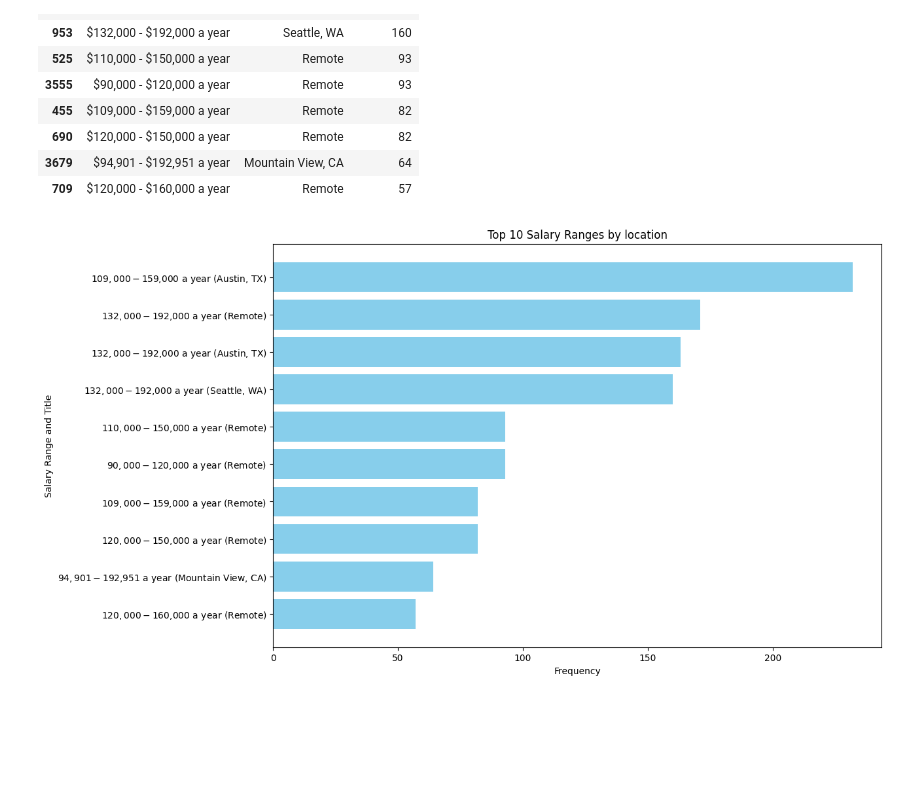
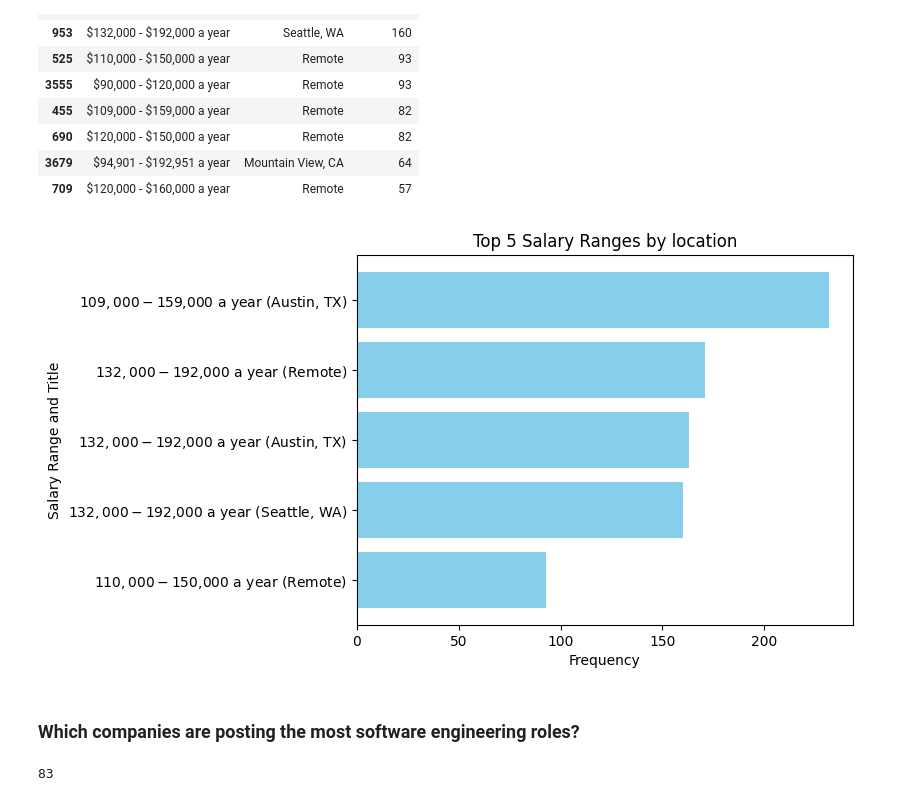
Before and after one commit to LeoIvin/US-SWE-Job-Posting-Analysis, a Jupyter notebook: analysis.ipynb, the cells around one changed output. Drawn from its saved outputs; the diff is of its cells as text; code cells hidden in the pictures; blank space fills up the shorter version.

```diff
--- a/analysis.ipynb
+++ b/analysis.ipynb
@@ -351,15 +353,16 @@ salaries_by_location_sorted.head(10)
 | 709 | $120,000 - $160,000 a year | Remote | 57 |
 # %%
 # Plot the top 10 salary ranges by frequency
-top_10_salaries_by_location = salaries_by_location_sorted.head(10)
+top_10_salaries_by_location = salaries_by_location_sorted.head(5)
 
-plt.figure(figsize=(12, 8))
 plt.barh(top_10_salaries_by_location['salary'] + ' (' + top_10_salaries_by_location['location'] + ')',
          top_10_salaries_by_location['frequency'], color='skyblue')
 plt.xlabel('Frequency')
 plt.ylabel('Salary Range and Title')
-plt.title('Top 10 Salary Ranges by location')
+plt.title('Top 5 Salary Ranges by location')
 plt.gca().invert_yaxis()  # Highest frequencies on top
 plt.show()
 # %% [output]
-[figure, old version]
+[figure, new version]
+# %% [markdown]
+### Which companies are posting the most software engineering roles?
@@ -365,0 +372,4 @@ plt.show()
+# %%
+len(company)
+# %% [output]
+83
```
Also changed, not shown: parts of 6 cells of this notebook.
